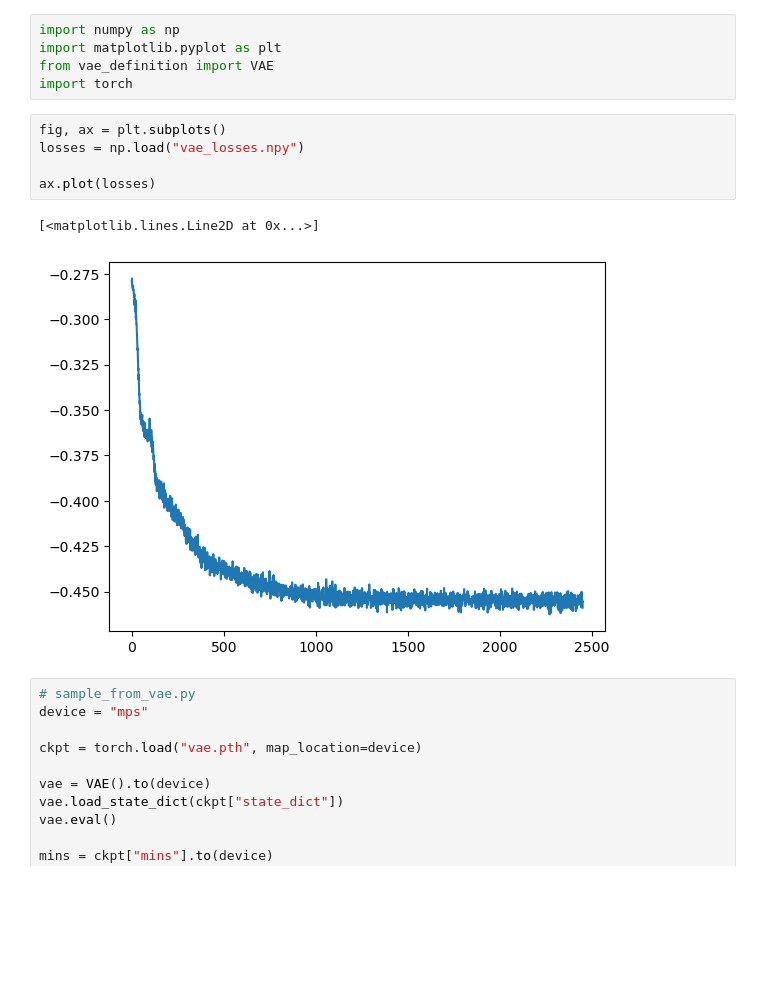
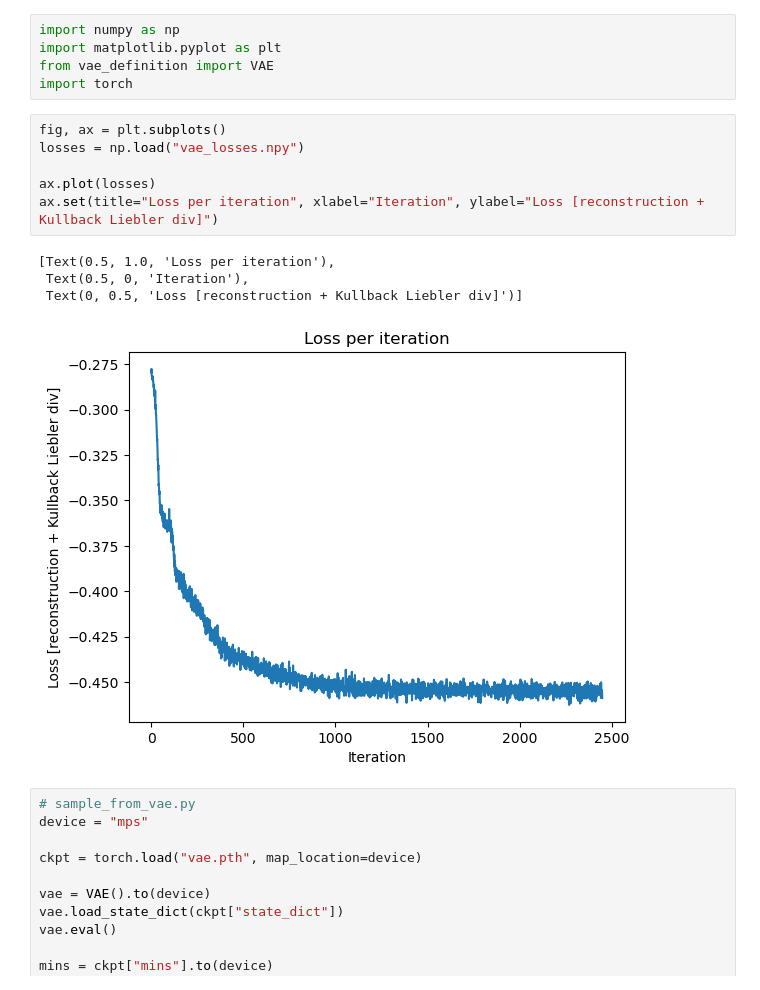
Before and after one commit to Lomholy/mcpl_approximation, a Jupyter notebook: VAE/vae_plotter.ipynb, the cells around one changed output. Drawn from its saved outputs; the diff is of its cells as text; blank space fills up the shorter version.

Commit message:
Add labels to plotting of loss

```diff
--- a/VAE/vae_plotter.ipynb
+++ b/VAE/vae_plotter.ipynb
@@ -6,11 +6,14 @@ import torch
 # %%
 fig, ax = plt.subplots()
 losses = np.load("vae_losses.npy")
 
 ax.plot(losses)
+ax.set(title="Loss per iteration", xlabel="Iteration", ylabel="Loss [reconstruction + Kullback Liebler div]")
 # %% [output]
-[<matplotlib.lines.Line2D at 0x...>]
+[Text(0.5, 1.0, 'Loss per iteration'),
+ Text(0.5, 0, 'Iteration'),
+ Text(0, 0.5, 'Loss [reconstruction + Kullback Liebler div]')]
-[figure, old version]
+[figure, new version]
 # %%
 # sample_from_vae.py
 device = "mps"
```
